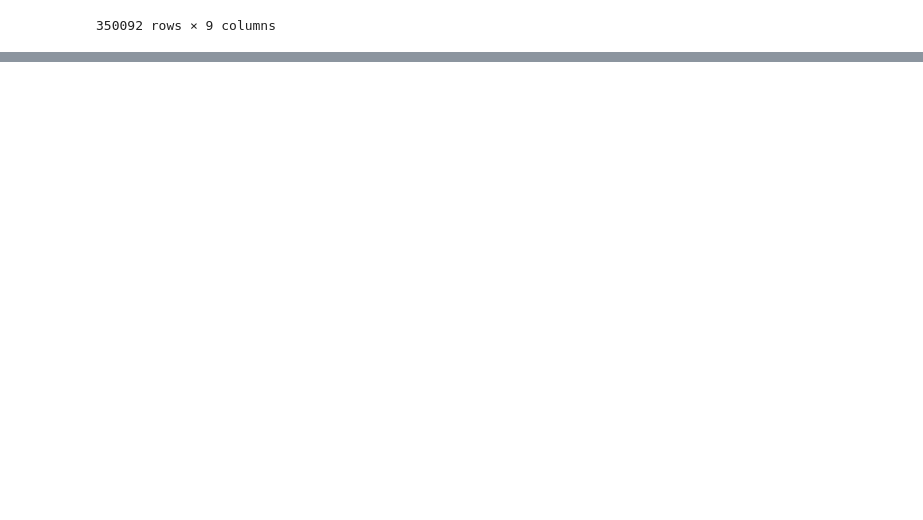
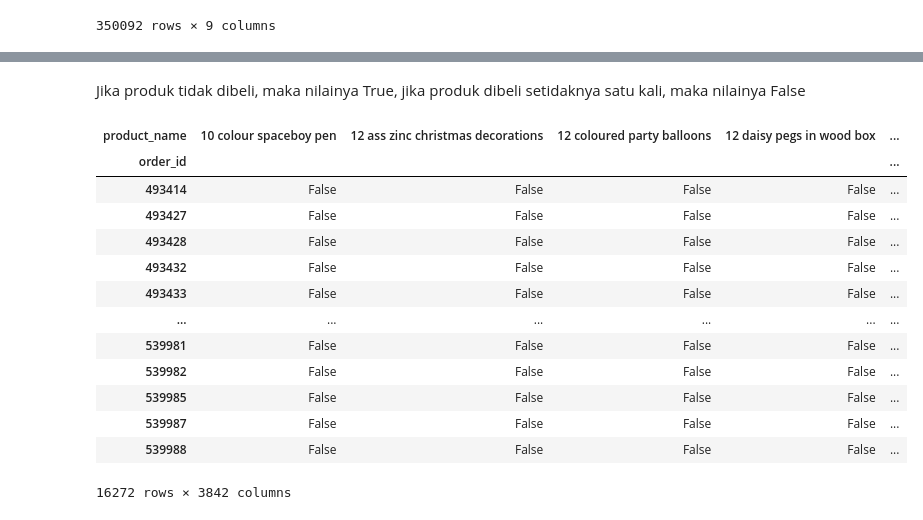
Before and after one commit to putrieltarie/portofolio, a Jupyter notebook: Python Project/apriori.ipynb, the cells around one changed output, grey strips where cells are left out. Drawn from its saved outputs; the diff is of its cells as text; code cells hidden in the pictures; blank space fills up the shorter version.

Commit message:
membuat pivot table order_id x product_name

```diff
--- a/Python Project/apriori.ipynb
+++ b/Python Project/apriori.ipynb
@@ -93,0 +115,3 @@ df_clean
+# %%
+basket = pd.pivot_table(df_clean, index='order_id', columns='product_name', values='product_code', aggfunc='nunique', fill_value=0)
+basket
@@ -93,0 +133,26 @@ df_clean
+# %% [markdown]
+Jika produk tidak dibeli, maka nilainya True, jika produk dibeli setidaknya satu kali, maka nilainya False
+# %%
+def encode(x):
+    if x==0:
+        return False
+    if x>0:
+        return True
+
+basket_encode = basket.applymap(encode)
+basket_encode
+# %% [output]
+| product_name | 10 colour spaceboy pen | 12 ass zinc christmas decorations | 12 coloured party balloons | 12 daisy pegs in wood box | ... |
+| order_id |  |  |  |  | ... |
+| 493414 | False | False | False | False | ... |
+| 493427 | False | False | False | False | ... |
+| 493428 | False | False | False | False | ... |
+| 493432 | False | False | False | False | ... |
+| 493433 | False | False | False | False | ... |
+| ... | ... | ... | ... | ... | ... |
+| 539981 | False | False | False | False | ... |
+| 539982 | False | False | False | False | ... |
+| 539985 | False | False | False | False | ... |
+| 539987 | False | False | False | False | ... |
+| 539988 | False | False | False | False | ... |
+16272 rows × 3842 columns
```
Also changed, not shown: parts of 3 cells of this notebook.
